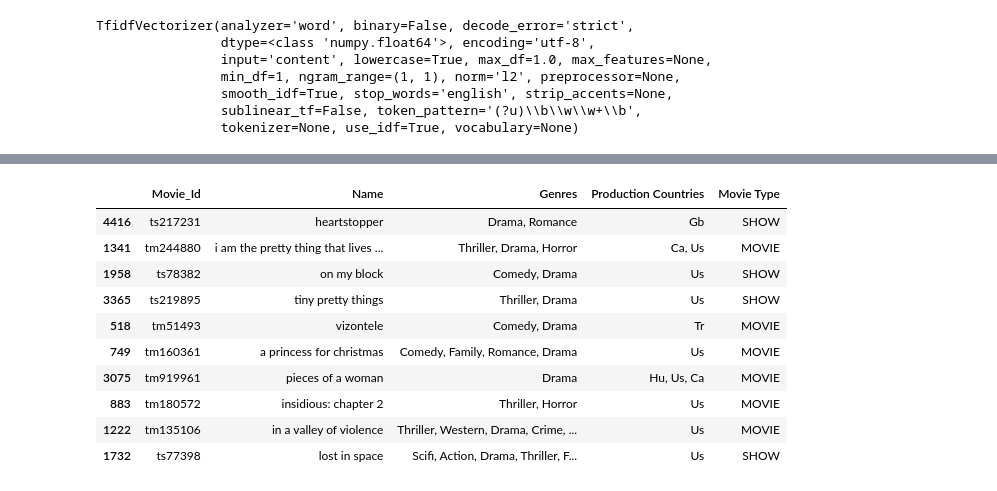
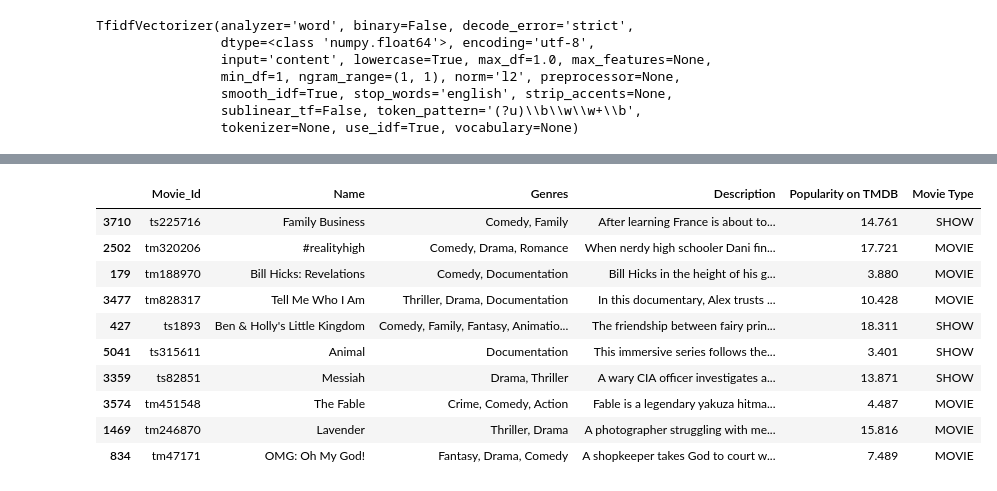
Before and after one commit to lifepopkay/Recommendation-sys-for-Netflix, a Jupyter notebook: model/project.ipynb, the cells around one changed output, grey strips where cells are left out. Cells and saved outputs as stored; diff of their text form; code cells hidden in the pictures.

```diff
--- a/model/project.ipynb
+++ b/model/project.ipynb
@@ -671,5 +660,3 @@ tmdb_score              0
 actors                  0
 directors               0
 dtype: int64
-# %%
-Movies_credits.fillna(0, inplace=True)
@@ -751,0 +704,4 @@ Name: description, dtype: object
+# %%
+
+Movies_credits['all_word'] = Movies_credits['genres'] + " " + Movies_credits['description'] + " " +Movies_credits['production_countries'] + " " + Movies_credits['type'] + " " + Movies_credits['age_certification']  + " "+ Movies_credits['title']
+Movies_credits.to_csv('work_data.csv', index=False)
@@ -758,13 +718,10 @@ from sklearn.feature_extraction.text import TfidfVectorizer
 #Define a TF-IDF Vectorizer Object. Remove all english stop words such as 'the', 'a'
 tfidf = TfidfVectorizer(stop_words='english')
 # %%
-Movies_credits_new['combine'] = Movies_credits_new['description'] + " " + Movies_credits_new['production_countries'] + " " + Movies_credits_new['genres']
-
-
 
 
 #Construct the required TF-IDF matrix by fitting and transforming the data
-tfidf_matrix = tfidf.fit_transform(Movies_credits_new['combine'])
+tfidf_matrix = tfidf.fit_transform(Movies_credits['all_word'])
 
 #Output the shape of tfidf_matrix
 tfidf_matrix.shape
@@ -808,9 +765,11 @@ cosine_sim.shape
 def get_recommendations(title, cosine_sim=cosine_sim):
 
     #Construct a reverse map of indices and movie titles
-    # Get the index of the movie that matches the title
-    indices = pd.Series(Movies_credits_new.index,
-                        index=Movies_credits_new['title']).drop_duplicates()
+
+    #Get the index of the movie that matches the title
+
+    indices = pd.Series(Movies_credits.index,
+                        index=Movies_credits['title']).drop_duplicates()
     idx = indices[title]
 
     # Get the pairwsie similarity scores of all movies with that movie
@@ -826,21 +785,23 @@ def get_recommendations(title, cosine_sim=cosine_sim):
     movie_indices = [i[0] for i in sim_scores]
 
     # we store the movie indices with their respective columns.
-    movie_id = Movies_credits_new['id'].iloc[movie_indices]
-    movie_title=Movies_credits_new['title'].iloc[movie_indices]
-    movie_type = Movies_credits_new['type'].iloc[movie_indices]
-    movie_genres = Movies_credits_new['genres'].iloc[movie_indices]
-    movie_country = Movies_credits_new['production_countries'].iloc[movie_indices]
-
+    movie_title = Movies['title'].iloc[movie_indices]
+    movie_type = Movies['type'].iloc[movie_indices]
+    movie_genres = Movies['genres'].iloc[movie_indices]
+    movie_decp = Movies['description'].iloc[movie_indices]
+    movie_tmdb = Movies['tmdb_popularity'].iloc[movie_indices]
+    movie_year = Movies['release_year'].iloc[movie_indices]
 
     # We create a Pandas DataFrame with Movie_Id, Name, Genres,Production Countries, Movie Type as the columns
-    recommendation_data = pd.DataFrame(columns=['Movie_Id', 'Name', 'Genres', 'Production Countries', 'Movie Type'])
+    recommendation_data = pd.DataFrame(
+        columns=[ 'Name', 'Genres', 'Description', 'Popularity on TMDB', 'Movie Type', 'Movie Year'])
 
-    recommendation_data['Movie_Id'] = movie_id
     recommendation_data['Name'] = movie_title
     recommendation_data['Genres'] = movie_genres
-    recommendation_data['Production Countries'] = movie_country
+    recommendation_data['Description'] = movie_decp
     recommendation_data['Movie Type'] = movie_type
+    recommendation_data['Year'] = movie_year
+    recommendation_data['Popularity on TMDB'] = movie_tmdb
 
 
     return recommendation_data
@@ -860,14 +808,14 @@ def results(movie_name):
 # %%
-get_recommendations('seinfeld')
+get_recommendations('Seinfeld')
 # %% [output]
-|  | Movie_Id | Name | Genres | Production Countries | Movie Type |
-| 4416 | ts217231 | heartstopper | Drama, Romance | Gb | SHOW |
-| 1341 | tm244880 | i am the pretty thing that lives ... | Thriller, Drama, Horror | Ca, Us | MOVIE |
-| 1958 | ts78382 | on my block | Comedy, Drama | Us | SHOW |
-| 3365 | ts219895 | tiny pretty things | Thriller, Drama | Us | SHOW |
-| 518 | tm51493 | vizontele | Comedy, Drama | Tr | MOVIE |
-| 749 | tm160361 | a princess for christmas | Comedy, Family, Romance, Drama | Us | MOVIE |
-| 3075 | tm919961 | pieces of a woman | Drama | Hu, Us, Ca | MOVIE |
-| 883 | tm180572 | insidious: chapter 2 | Thriller, Horror | Us | MOVIE |
-| 1222 | tm135106 | in a valley of violence | Thriller, Western, Drama, Crime, ... | Us | MOVIE |
-| 1732 | ts77398 | lost in space | Scifi, Action, Drama, Thriller, F... | Us | SHOW |
+|  | Movie_Id | Name | Genres | Description | Popularity on TMDB | Movie Type |
+| 3710 | ts225716 | Family Business | Comedy, Family | After learning France is about to... | 14.761 | SHOW |
+| 2502 | tm320206 | #realityhigh | Comedy, Drama, Romance | When nerdy high schooler Dani fin... | 17.721 | MOVIE |
+| 179 | tm188970 | Bill Hicks: Revelations | Comedy, Documentation | Bill Hicks in the height of his g... | 3.880 | MOVIE |
+| 3477 | tm828317 | Tell Me Who I Am | Thriller, Drama, Documentation | In this documentary, Alex trusts ... | 10.428 | MOVIE |
+| 427 | ts1893 | Ben & Holly's Little Kingdom | Comedy, Family, Fantasy, Animatio... | The friendship between fairy prin... | 18.311 | SHOW |
+| 5041 | ts315611 | Animal | Documentation | This immersive series follows the... | 3.401 | SHOW |
+| 3359 | ts82851 | Messiah | Drama, Thriller | A wary CIA officer investigates a... | 13.871 | SHOW |
+| 3574 | tm451548 | The Fable | Crime, Comedy, Action | Fable is a legendary yakuza hitma... | 4.487 | MOVIE |
+| 1469 | tm246870 | Lavender | Thriller, Drama | A photographer struggling with me... | 15.816 | MOVIE |
+| 834 | tm47171 | OMG: Oh My God! | Fantasy, Drama, Comedy | A shopkeeper takes God to court w... | 7.489 | MOVIE |
```
Also changed, not shown: parts of 43 cells of this notebook, 6 other files.
